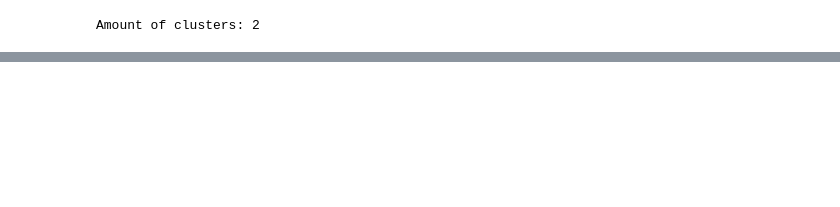
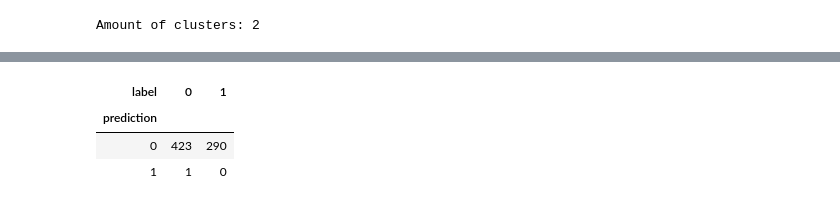
Before and after one commit to kristynpantoja/stat616project, a Jupyter notebook: stat616project.ipynb, the cells around one changed output, grey strips where cells are left out. Cells and saved outputs as stored; diff of their text form; code cells hidden in the pictures; blank space fills up the shorter version.

```diff
--- a/stat616project.ipynb
+++ b/stat616project.ipynb
@@ -243,0 +256,10 @@ clusters
+# %%
+titanic_cliquepred = pd.concat([titanic_target_noNaN.reset_index(drop=True), titanic_cliquepred], axis = 1)
+titanic_cliquepred.columns = ["label", "prediction"]
+pd.crosstab(titanic_cliquepred["label"], titanic_cliquepred["prediction"]).T
+# nope, this is horrible.
+# %% [output]
+| label | 0 | 1 |
+| prediction |  |  |
+| 0 | 423 | 290 |
+| 1 | 1 | 0 |
```
Also changed, not shown: parts of 15 cells of this notebook.
